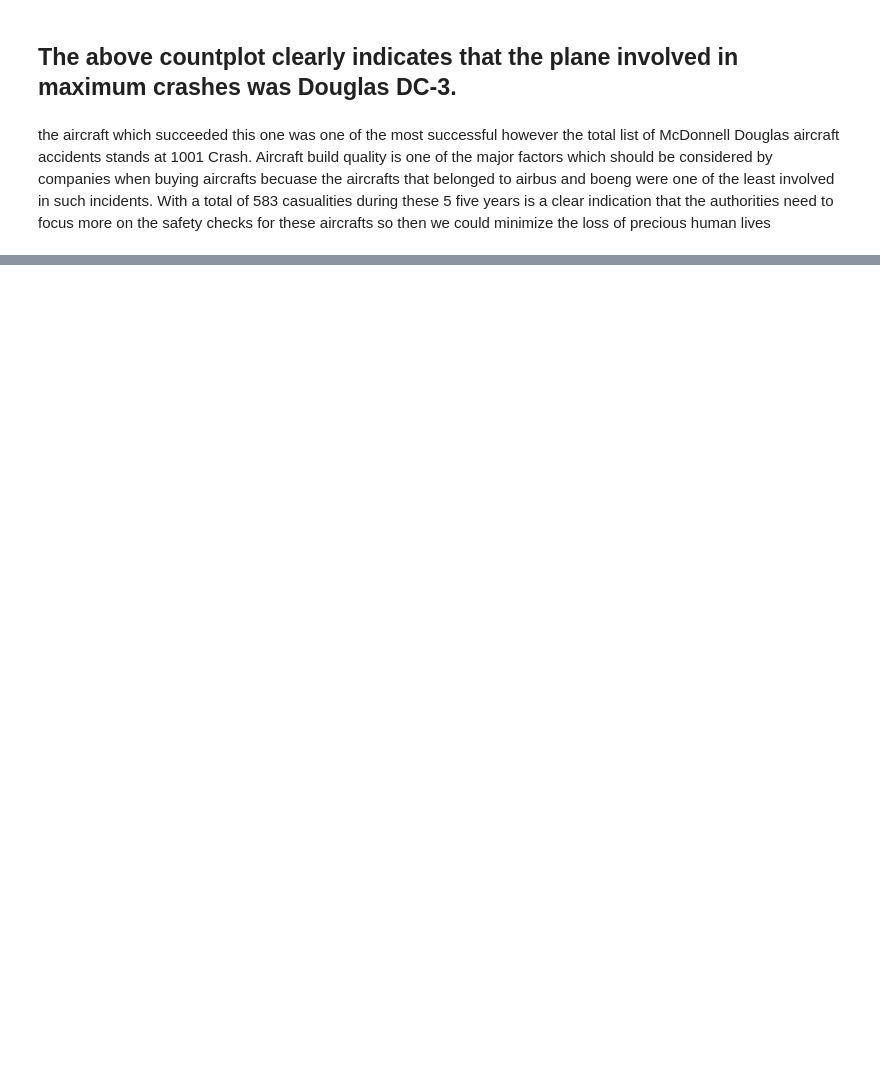
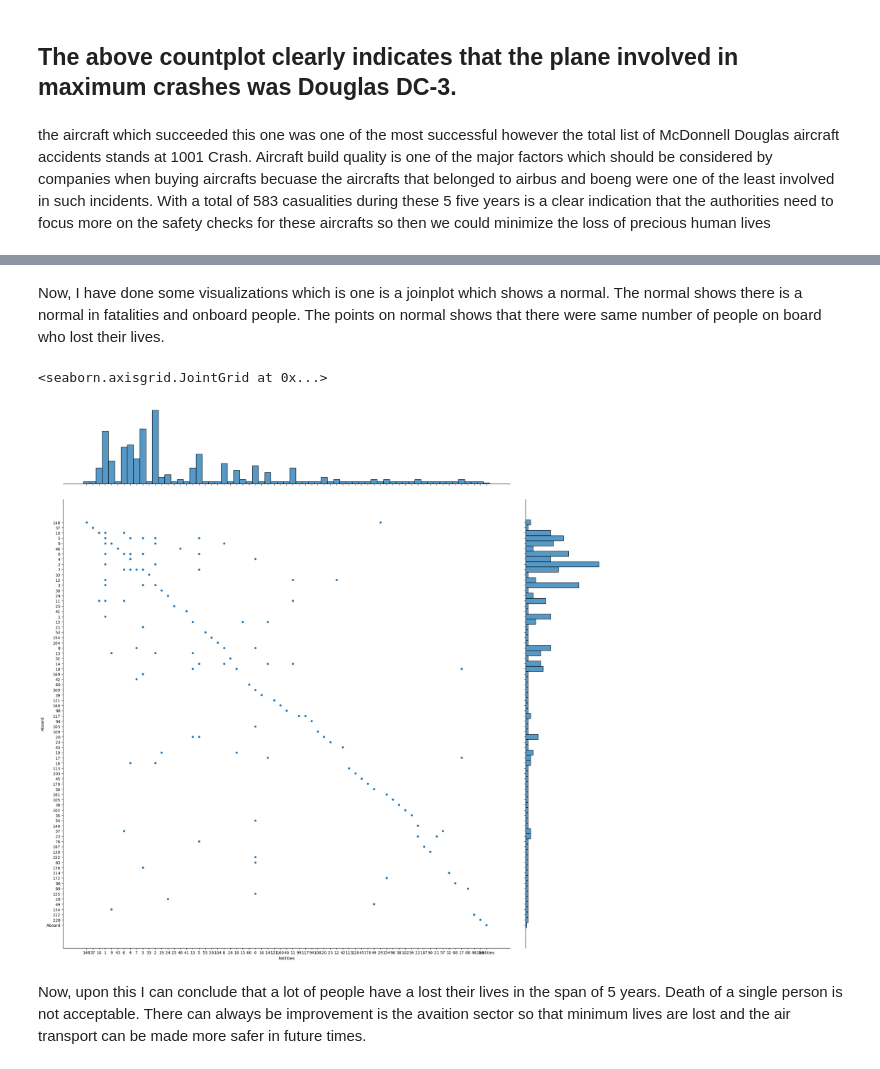
Before and after one commit to raghavbhagria/data-analysis, a Jupyter notebook: notebooks/group_analysis.ipynb, the cells around one changed output, grey strips where cells are left out. Drawn from its saved outputs; the diff is of its cells as text; code cells hidden in the pictures; blank space fills up the shorter version.

```diff
--- a/notebooks/group_analysis.ipynb
+++ b/notebooks/group_analysis.ipynb
@@ -98,0 +103,5 @@ years is a clear indication that the authorities need to focus more on the safet
+# %%
+import pandas as pd
+file='/Users/sumermann/Desktop/301/project-group46/data/processed/COSC301_dataset - Sheet1.csv'
+stats=pd.read_csv(file)
+stats
@@ -98,0 +124,8 @@ years is a clear indication that the authorities need to focus more on the safet
+# %%
+stats=stats.dropna(how='any')
+processed_stats=stats.drop_duplicates()
+processed_stats
+pd.isnull(processed_stats).values.any()
+stats_final=stats.copy().drop(['registeration','Ground','Location','time','route'],axis=1)
+print(f'This is my final dataset for this task:')
+stats_final
@@ -98,0 +147,10 @@ years is a clear indication that the authorities need to focus more on the safet
+# %% [markdown]
+Now, I have done some visualizations which is one is a joinplot which shows a normal. The normal shows there is a normal in fatalities and onboard people. The points on normal shows that there were same number of people on board who lost their lives.
+# %%
+import seaborn as sns
+sns.jointplot(data=stats,x='Fatilities',y='Aboard',height=20)
+# %% [output]
+<seaborn.axisgrid.JointGrid at 0x...>
+[figure, added]
+# %% [markdown]
+Now, upon this I can conclude that a lot of people have a lost their lives in the span of 5 years. Death of a single person is not acceptable. There can always be improvement is the avaition sector so that minimum lives are lost and the air transport can be made more safer in future times.
```
Also changed, not shown: parts of 5 cells of this notebook, 3 other files.
